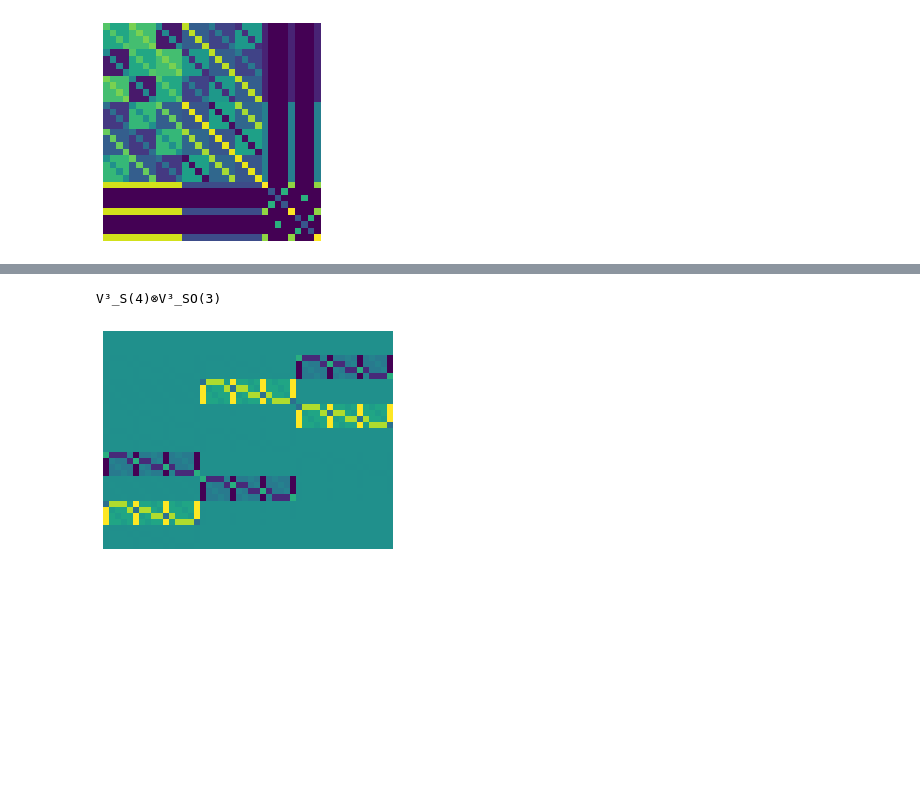
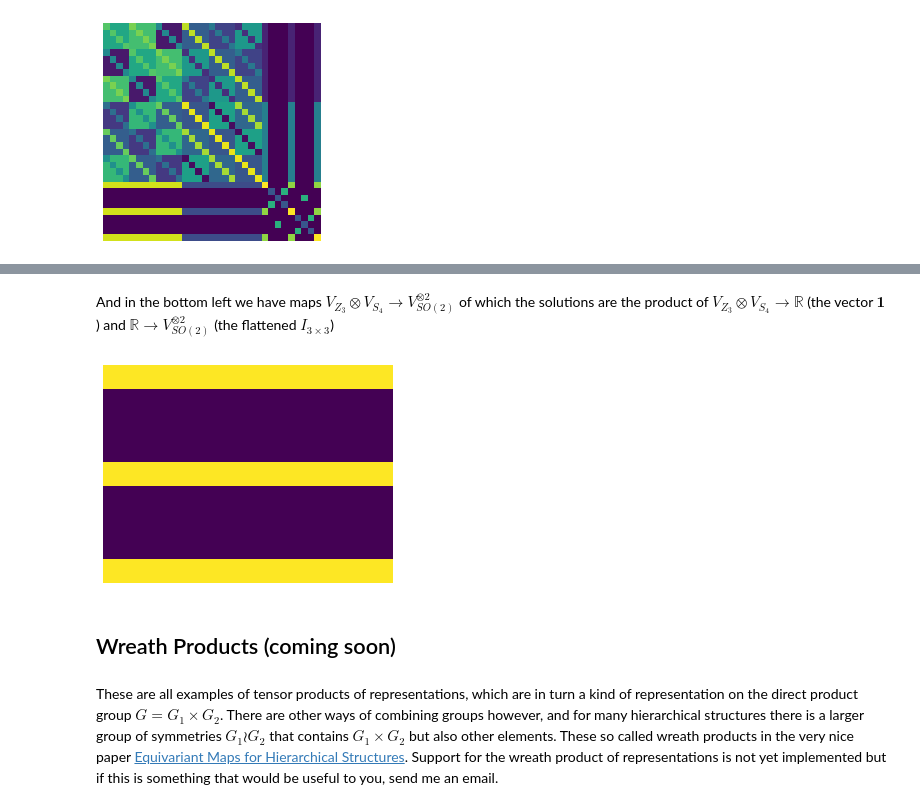
Before and after one commit to mfinzi/equivariant-MLP, a Jupyter notebook: docs/notebooks/5mixed_tensors.ipynb, the cells around one changed output, grey strips where cells are left out. Cells and saved outputs as stored; diff of their text form; code cells hidden in the pictures; blank space fills up the shorter version.

Commit message:
fleshing out mixed tensors and multilinear documentation

```diff
--- a/docs/notebooks/5mixed_tensors.ipynb
+++ b/docs/notebooks/5mixed_tensors.ipynb
@@ -18,10 +39,10 @@ vis(rep,rep)
+# %% [markdown]
+And in the bottom left we have maps $V_{Z_3}\otimes V_{S_4} \rightarrow V_{SO(2)}^{\otimes 2}$ of which the solutions are the product of $V_{Z_3}\otimes V_{S_4} \rightarrow \mathbb{R}$ (the vector $\mathbf{1}$) and $\mathbb{R} \rightarrow V_{SO(2)}^{\otimes 2}$ (the flattened $I_{3\times 3}$)
 # %%
-repin,repout = T(1)(SO(3))*T(2)(S(4)),T(2)(SO(3))*T(1)(S(4))
+vis(V(Z(3))*V(S(4)),T(2)(SO(3)),False)
+# %% [output]
+[figure, added]
-# %%
-(repin>>repout)
-# %% [output]
-V³_S(4)⊗V³_SO(3)
-# %%
-vis(repin,repout,cluster=False)
-# %% [output]
-[figure, removed]
+# %% [markdown]
+## Wreath Products (coming soon)
+# %% [markdown]
+These are all examples of tensor products of representations, which are in turn a kind of representation on the direct product group $G=G_1\times G_2$. There are other ways of combining groups however, and for many hierarchical structures there is a larger group of symmetries $G_1\wr G_2$ that contains $G_1 \times G_2$ but also other elements. These so called wreath products in the very nice paper [Equivariant Maps for Hierarchical Structures](https://arxiv.org/pdf/2006.03627.pdf). Support for the wreath product of representations is not yet implemented but if this is something that would be useful to you, send me an email.
```
Also changed, not shown: parts of 10 cells of this notebook, 11 other files.
